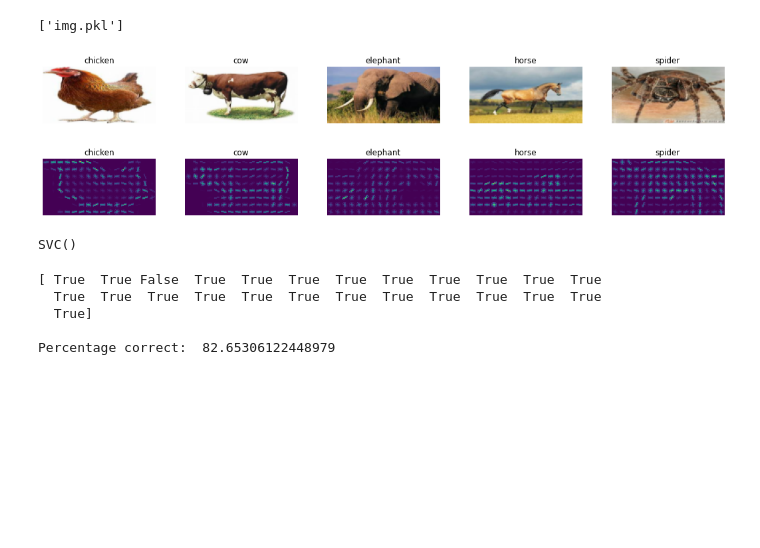
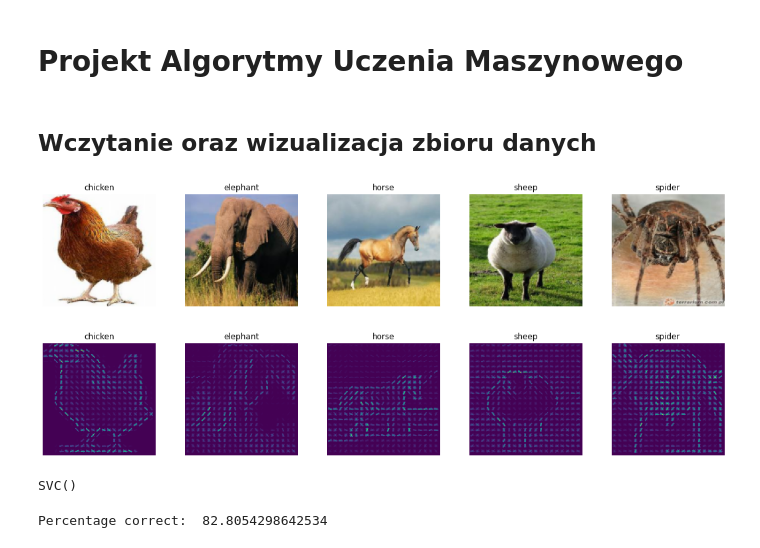
Before and after one commit to Wiktor-99/AUM, a Jupyter notebook: algorithms_projects.ipynb, the cells around one changed output. Drawn from its saved outputs; the diff is of its cells as text; code cells hidden in the pictures; blank space fills up the shorter version.

Commit message:
Add final version of data set, data reading ad vizualization

```diff
--- a/algorithms_projects.ipynb
+++ b/algorithms_projects.ipynb
@@ -1,21 +1,22 @@
+# %% [markdown]
+# Projekt Algorytmy Uczenia Maszynowego
+# %% [markdown]
+## Wczytanie oraz wizualizacja zbioru danych
 # %%
 from skimage.io import imshow, imread_collection
 from skimage.transform import resize
-from skimage.color import rgb2gray
-from skimage.feature import hog
-import joblib
-from sklearn.model_selection import train_test_split
-import numpy as np
+import matplotlib.pyplot as plt
 
-class_names = ['spider', 'horse', 'elephant', 'chicken', 'cow']
-path_to_image = 'raw-img/A_'
-postfix = '_done/*.jpeg'
+
+class_names = ['spider', 'horse', 'elephant', 'chicken', 'sheep']
+path_to_image = 'raw-img/'
+postfix = '/*.jpeg'
+image_size = (128,128)
 
 def create_data_set(data, class_name):
-    for img in imread_collection(path_to_image + class_name + postfix):
-        data['data'].append(resize(img, (64,128)))
+    for image in imread_collection(path_to_image + class_name + postfix):
+        data['data'].append(resize(image, image_size))
         data['labels'].append(class_name)
-
 
 
 data = dict()
@@ -26,29 +27,17 @@ for class_name in class_names:
     create_data_set(data, class_name)
 
 
-joblib.dump(data, 'img.pkl')
+labels = np.unique(data['labels'])
+
+fig, axes = plt.subplots(1, len(labels))
+fig.set_size_inches(15,4)
+fig.tight_layout()
+
+for ax, label in zip(axes, labels):
+    index = data['labels'].index(label)
+    ax.imshow(data['data'][index])
+    ax.axis('off')
+    ax.set_title(label)
 # %% [output]
-['img.pkl']
+[figure, added]
-# %%
-import matplotlib.pyplot as plt
-
-#data = joblib.load('img.pkl')
-labels = np.unique(data['labels'])
-
-
-# set up the matplotlib figure and axes, based on the number of labels
-fig, axes = plt.subplots(1, len(labels))
-fig.set_size_inches(15,4)
-fig.tight_layout()
-
-# make a plot for every label (equipment) type. The index method returns the
-# index of the first item corresponding to its search string, label in this case
-for ax, label in zip(axes, labels):
-    idx = data['labels'].index(label)
-
-    ax.imshow(data['data'][idx])
-    ax.axis('off')
-    ax.set_title(label)
-# %% [output]
-[figure, removed]
 # %%
@@ -70,21 +65,21 @@ hog_train = scalify.fit_transform(np.array([hog(img, orientations=10, pixels_per
 # %%
 from skimage.transform import integral_image
 from skimage import exposure,feature
 
 
 fig, axes = plt.subplots(1, len(labels))
 fig.set_size_inches(15,4)
 fig.tight_layout()
 
 
 for ax, label in zip(axes, labels):
     idx = data['labels'].index(label)
-    fd, img = hog(data['data'][idx], orientations=8, pixels_per_cell=(8,8), cells_per_block=(6,6), visualize=True, multichannel=True)
+    fd, img = hog(data['data'][idx], orientations=15, pixels_per_cell=(6,6), cells_per_block=(6,6), visualize=True, multichannel=True)
     ax.imshow(img)
     ax.axis('off')
     ax.set_title(label)
 # %% [output]
-[figure, old version]
+[figure, new version]
 # %%
 from sklearn import svm
 
@@ -95,16 +89,12 @@ mlp_classifier.fit(hog_train, y_train)
 SVC()
 # %%
 
-hog_test = scalify.fit_transform(np.array([hog(img, orientations=10, pixels_per_cell=(8,8), cells_per_block=(6, 6), multichannel=True) for img in X_test]))
+hog_test = scalify.fit_transform(np.array([hog(img, orientations=9, pixels_per_cell=(9,9), cells_per_block=(4,4),multichannel=True) for img in X_test]))
 labels_predicted = mlp_classifier.predict(hog_test)
 
 print('Percentage correct: ', 100*np.sum(labels_predicted == y_test)/len(y_test))
 # %% [output]
-[ True  True False  True  True  True  True  True  True  True  True  True
-  True  True  True  True  True  True  True  True  True  True  True  True
-  True]
-
-Percentage correct:  82.65306122448979
+Percentage correct:  82.8054298642534
 # %%
 from sklearn.metrics import classification_report, confusion_matrix
 
```
Also changed, not shown: parts of 8 cells of this notebook.
